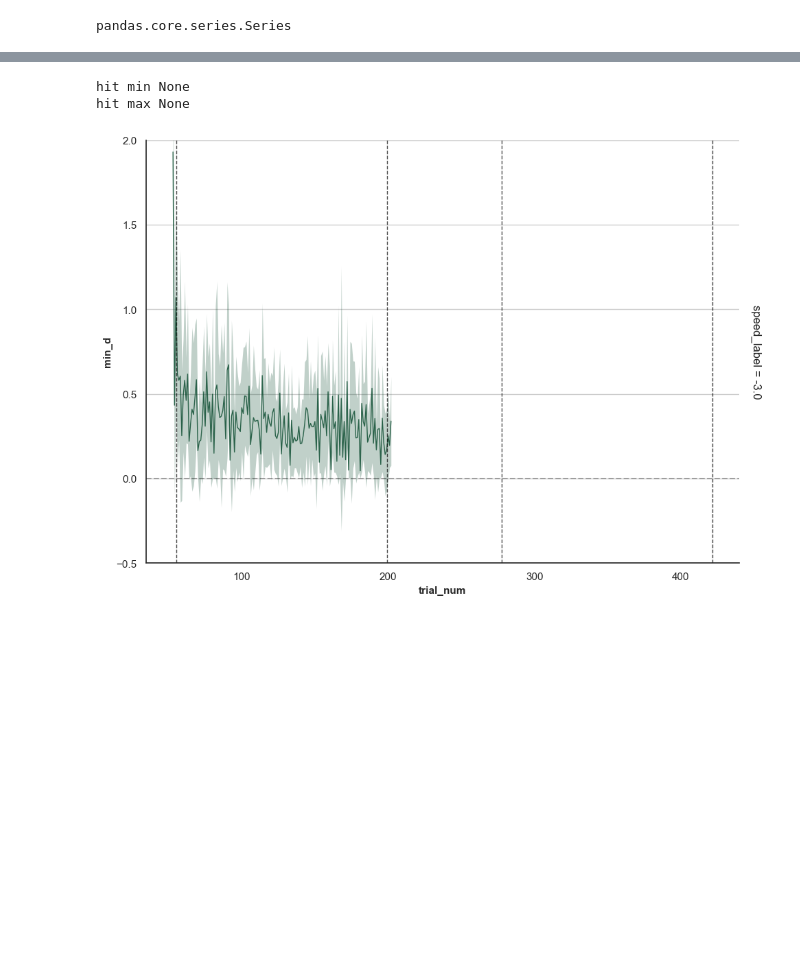
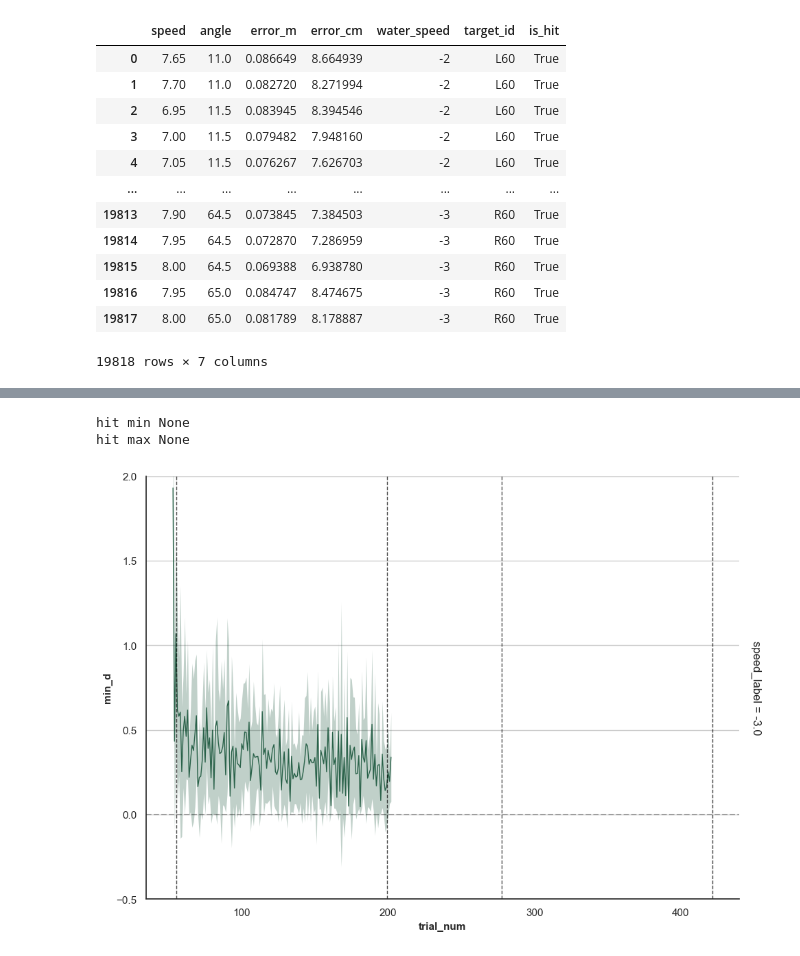
Before and after one commit to jacobjb02/vr-motor-adaptation-notebooks, a Jupyter notebook: Notebook/mahalanobis.ipynb, the cells around one changed output, grey strips where cells are left out. Cells and saved outputs as stored; diff of their text form; code cells hidden in the pictures; blank space fills up the shorter version.

```diff
--- a/Notebook/mahalanobis.ipynb
+++ b/Notebook/mahalanobis.ipynb
@@ -25,27 +21,0 @@ The autoreload extension is already loaded. To reload it, use:
-# %%
-# import a single target x water speed solution dataset
-df_wide = pd.read_csv("C:/Users/jacob/water_current_MA/data/solution_space/errors_-3_L60.csv")
-speeds = df_wide.loc[:, 'Unnamed: 0'].values
-
-# replace name of first index column to something more informative
-df_wide.rename(columns={'Unnamed: 0': 'speed'}, inplace=True)
-
-# convert to long format
-df_long = df_wide.melt(
-    id_vars=['speed'],
-    var_name = 'angle',
-    value_name = 'error_m'
-)
-df_long.head(50)
-
-# ensure float
-df_long['angle'] = pd.to_numeric(df_long['angle'])
-
-
-# make boolean variable that labels which launch parameter combinations result in errors below 10.0 cm
-df_long['is_hit'] = df_long['error_m'] < 0.10
-
-# make df with ONLY hits since we are comparing the participant's executed launches to the NEAREST valid launch solutions
-df_hits = df_long[df_long['is_hit'] == True].copy()
-# %% [output]
-pandas.core.series.Series
@@ -51,0 +76,17 @@ pandas.core.series.Series
+# %%
+solutions_df = load_solutions_convert_to_long_format()
+solutions_df
+# %% [output]
+|  | speed | angle | error_m | error_cm | water_speed | target_id | is_hit |
+| 0 | 7.65 | 11.0 | 0.086649 | 8.664939 | -2 | L60 | True |
+| 1 | 7.70 | 11.0 | 0.082720 | 8.271994 | -2 | L60 | True |
+| 2 | 6.95 | 11.5 | 0.083945 | 8.394546 | -2 | L60 | True |
+| 3 | 7.00 | 11.5 | 0.079482 | 7.948160 | -2 | L60 | True |
+| 4 | 7.05 | 11.5 | 0.076267 | 7.626703 | -2 | L60 | True |
+| ... | ... | ... | ... | ... | ... | ... | ... |
+| 19813 | 7.90 | 64.5 | 0.073845 | 7.384503 | -3 | R60 | True |
+| 19814 | 7.95 | 64.5 | 0.072870 | 7.286959 | -3 | R60 | True |
+| 19815 | 8.00 | 64.5 | 0.069388 | 6.938780 | -3 | R60 | True |
+| 19816 | 7.95 | 65.0 | 0.084747 | 8.474675 | -3 | R60 | True |
+| 19817 | 8.00 | 65.0 | 0.081789 | 8.178887 | -3 | R60 | True |
+19818 rows × 7 columns
```
Also changed, not shown: parts of 13 cells of this notebook, 1 other file.
